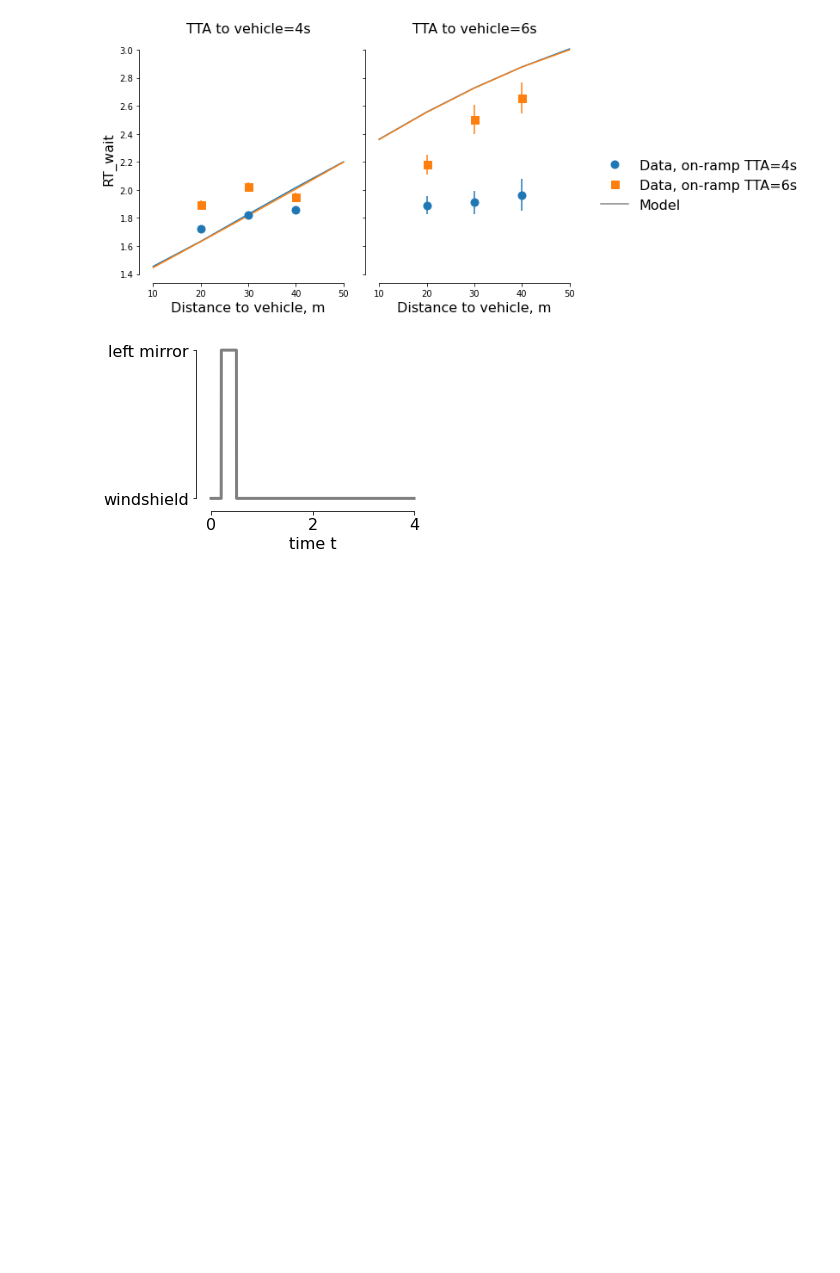
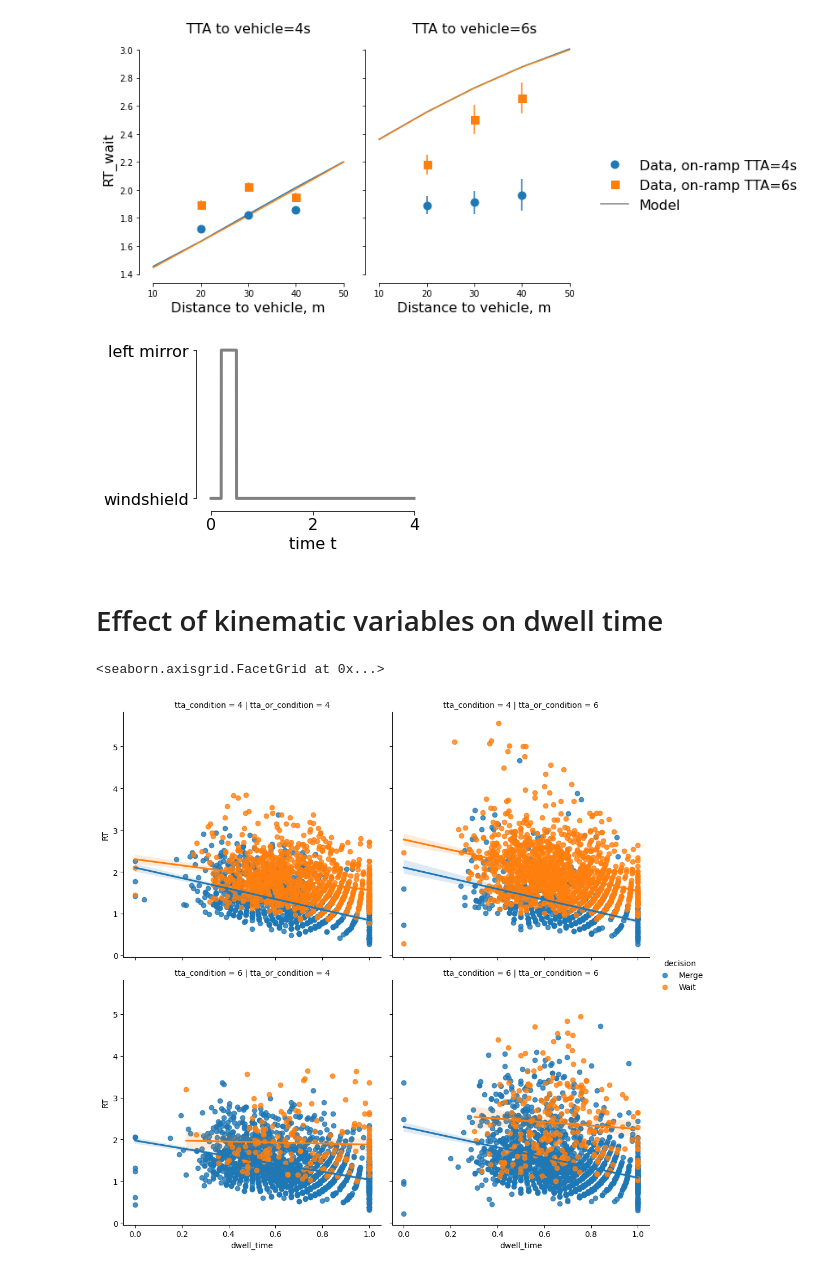
Before and after one commit to cherepaha/merging_eye_tracking, a Jupyter notebook: 04_figures.ipynb, the cells around one changed output. Cells and saved outputs as stored; diff of their text form; code cells hidden in the pictures; blank space fills up the shorter version.

```diff
--- a/04_figures.ipynb
+++ b/04_figures.ipynb
@@ -185,3 +185,10 @@ sns.despine(offset=5, trim=True)
 plt.savefig("output/gaze_sample_1.png", bbox_inches="tight")
 # %% [output]
 [figure]
+# %% [markdown]
+# Effect of kinematic variables on dwell time
+# %%
+sns.lmplot(data=exp_measures, x="dwell_time", y="RT", hue="decision", col="tta_or_condition", row="tta_condition")
+# %% [output]
+<seaborn.axisgrid.FacetGrid at 0x...>
+[figure, added]
```
Also changed, not shown: parts of 9 cells of this notebook, 3 other files.
